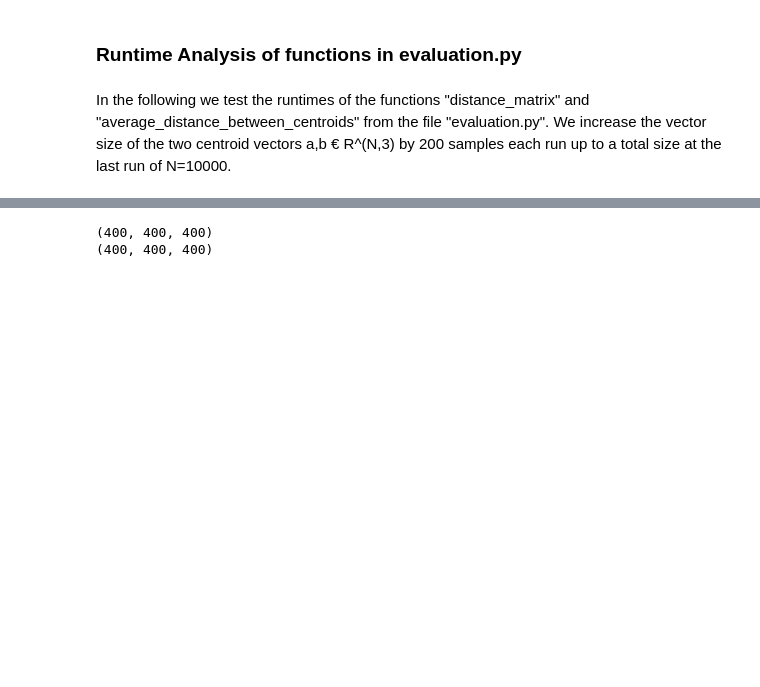
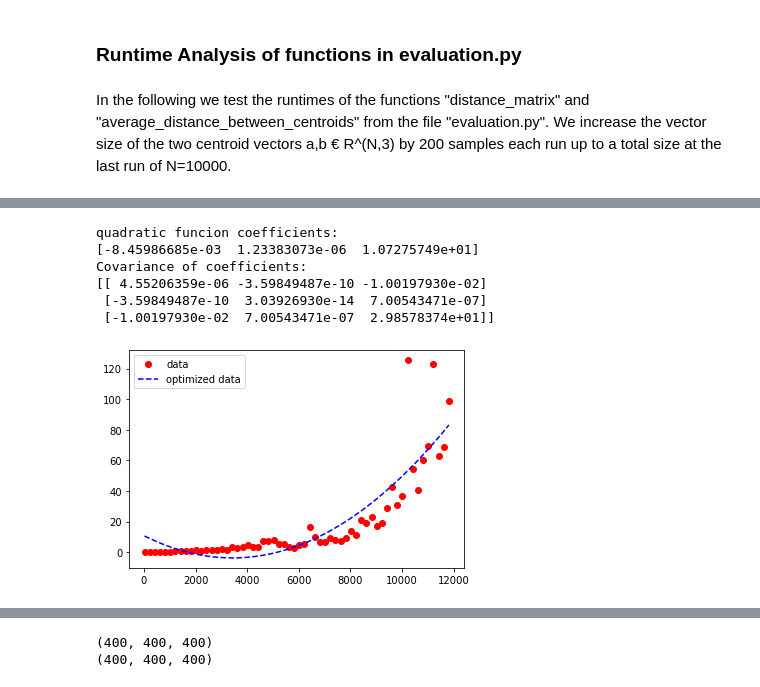
Before and after one commit to paulttt/connectomics, a Jupyter notebook: examples/test_evaluation.ipynb, the cells around one changed output, grey strips where cells are left out. Cells and saved outputs as stored; diff of their text form; code cells hidden in the pictures; blank space fills up the shorter version.

```diff
--- a/examples/test_evaluation.ipynb
+++ b/examples/test_evaluation.ipynb
@@ -176,0 +177,32 @@ ax3.plot(x_samples, y_adcs)
+# %%
+import numpy as np
+from scipy.optimize import curve_fit
+
+x_samples = np.fromiter(x_samples, dtype=float)
+y_time_distances = np.fromiter(y_time_distances, dtype=float)
+y_time_metrics = np.fromiter(y_time_metrics, dtype=float)
+
+def quadratic(x, a, b, c):
+    return a * x + b * x**2 +c
+
+param, param_cov = curve_fit(quadratic, x_samples, y_time_distances)
+
+print("quadratic funcion coefficients:")
+print(param)
+print("Covariance of coefficients:")
+print(param_cov)
+
+ans = (param[0]*x_samples + param[1] * x_samples**2 + param[2])
+
+plt.plot(x_samples, y_time_distances, 'o', color ='red', label ="data")
+plt.plot(x_samples, ans, '--', color ='blue', label ="optimized data")
+plt.legend()
+plt.show()
+# %% [output]
+quadratic funcion coefficients:
+[-8.45986685e-03  1.23383073e-06  1.07275749e+01]
+Covariance of coefficients:
+[[ 4.55206359e-06 -3.59849487e-10 -1.00197930e-02]
+ [-3.59849487e-10  3.03926930e-14  7.00543471e-07]
+ [-1.00197930e-02  7.00543471e-07  2.98578374e+01]]
+[figure, added]
```
Also changed, not shown: parts of 4 cells of this notebook, 20 other files.
